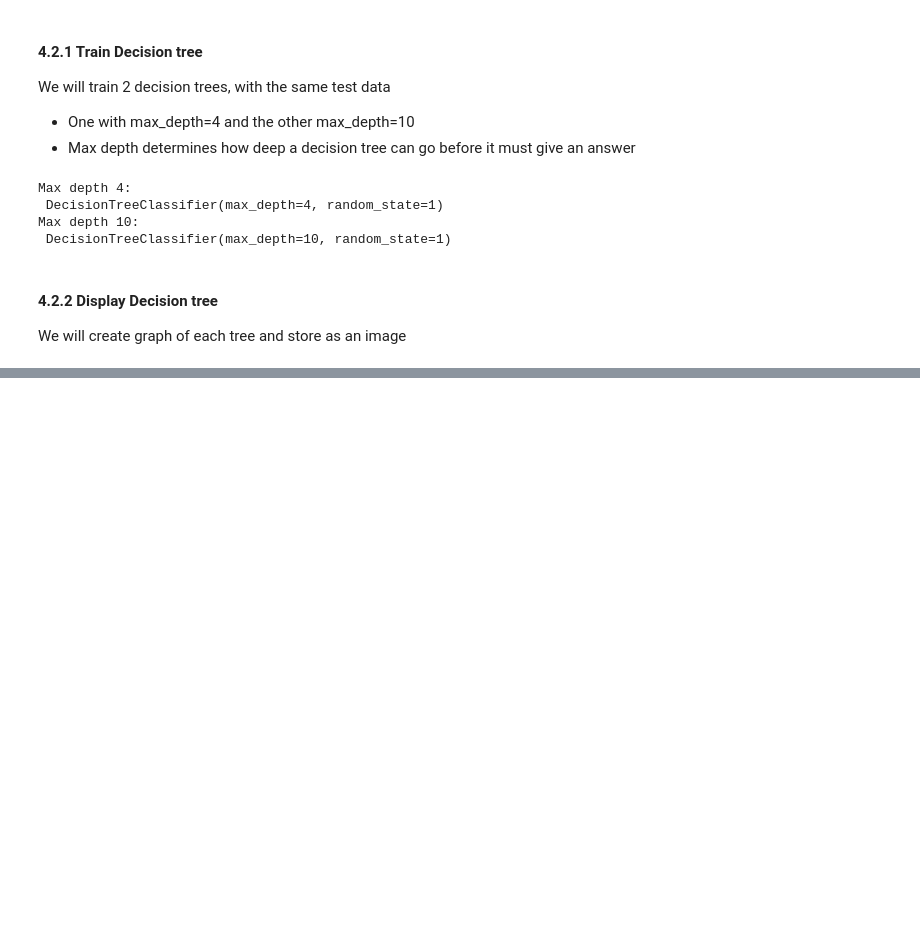
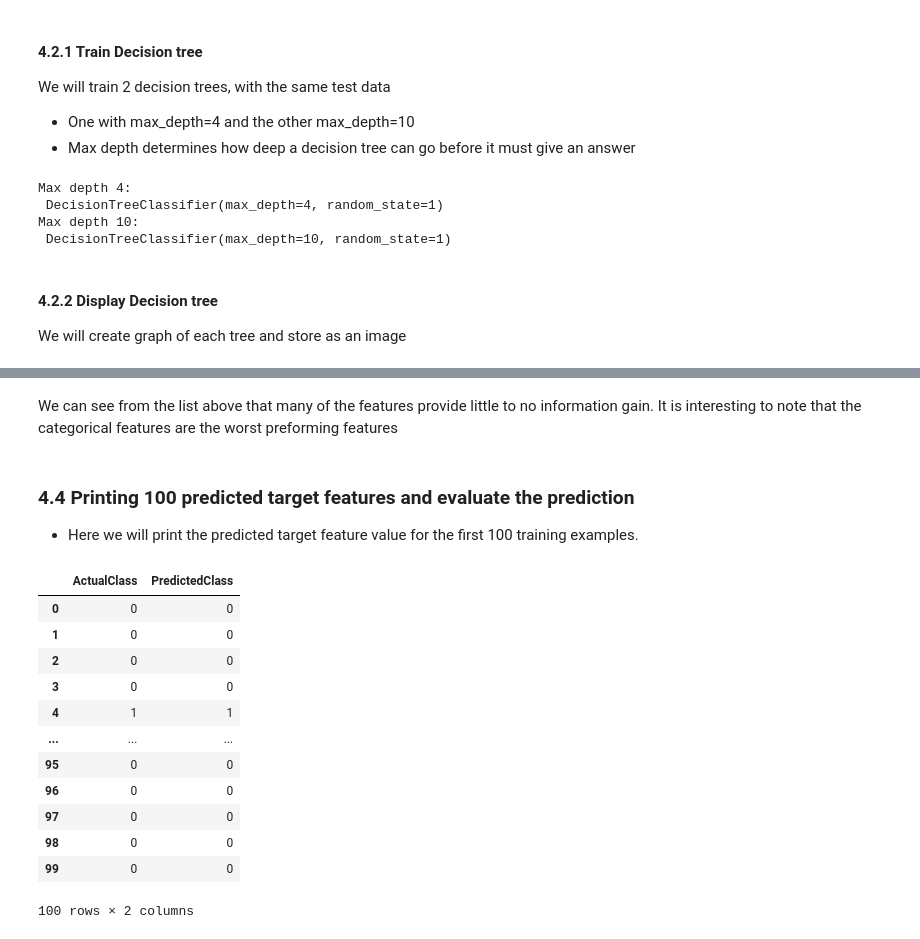
Before and after one commit to paul-od24/data_analytics_hw2, a Jupyter notebook: hw2 copy.ipynb, the cells around one changed output, grey strips where cells are left out. Cells and saved outputs as stored; diff of their text form; code cells hidden in the pictures; blank space fills up the shorter version.

```diff
--- a/hw2 copy.ipynb
+++ b/hw2 copy.ipynb
@@ -1653,0 +1696,25 @@ zsh:1: command not found: dot
+# %% [markdown]
+We can see from the list above that many of the features provide little to no information gain. It is interesting to note that the categorical features are the worst preforming features
+# %% [markdown]
+### 4.4 Printing 100 predicted target features and evaluate the prediction
+- Here we will print the predicted target feature value for the first 100 training examples.
+# %%
+# Predicted class labels for all examples,
+# using the trained model, on in-sample data (same sample used for training and test)
+rfc_predictions_train = rfc.predict(X_train)
+df_true_vs_rfc_predicted = pd.DataFrame({'ActualClass': y_train, 'PredictedClass': rfc_predictions_train})
+df_true_vs_rfc_predicted.head(100)
+# %% [output]
+|  | ActualClass | PredictedClass |
+| 0 | 0 | 0 |
+| 1 | 0 | 0 |
+| 2 | 0 | 0 |
+| 3 | 0 | 0 |
+| 4 | 1 | 1 |
+| ... | ... | ... |
+| 95 | 0 | 0 |
+| 96 | 0 | 0 |
+| 97 | 0 | 0 |
+| 98 | 0 | 0 |
+| 99 | 0 | 0 |
+100 rows × 2 columns
```
Also changed, not shown: parts of 37 cells of this notebook, 2 other files.
